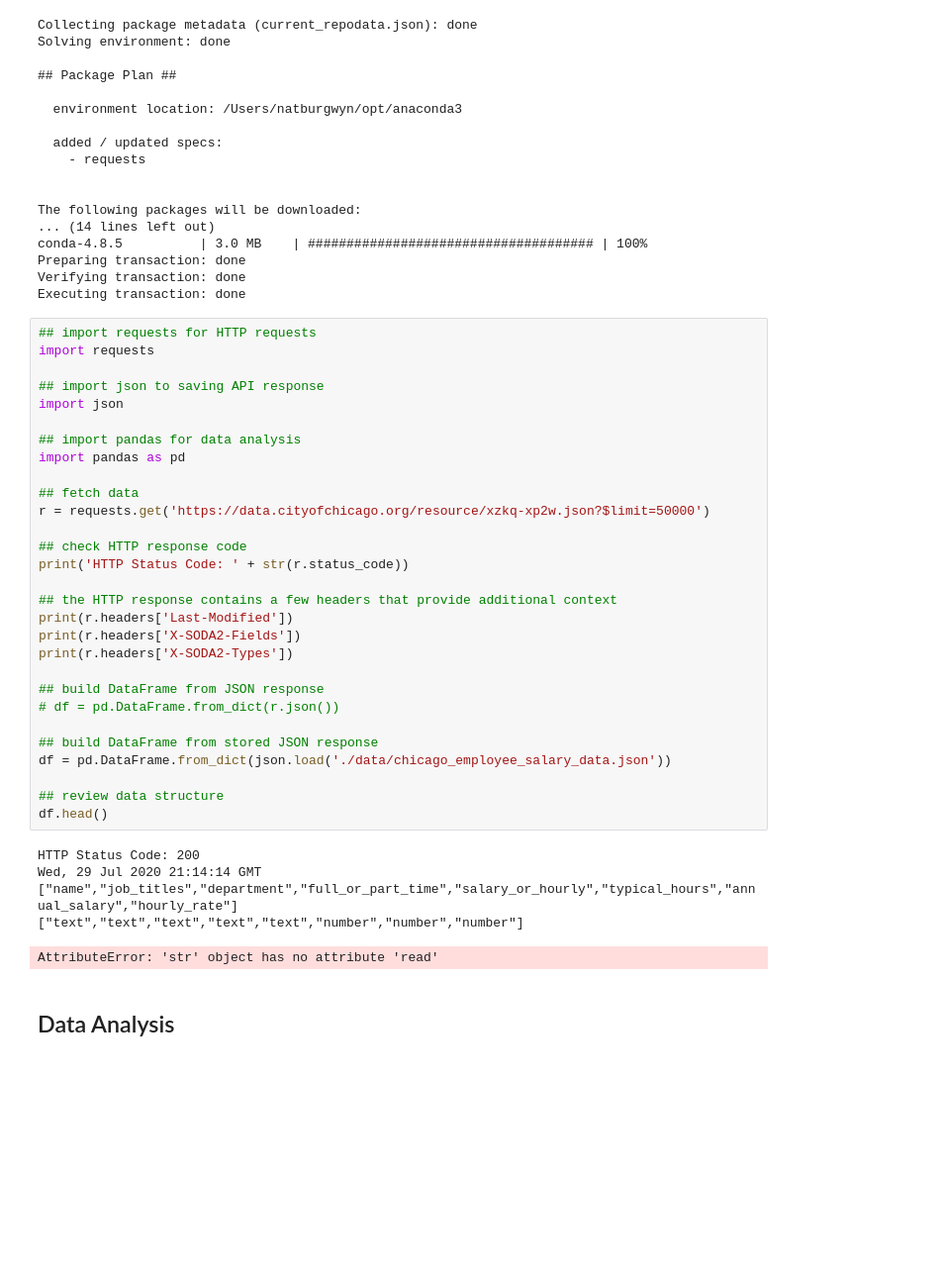
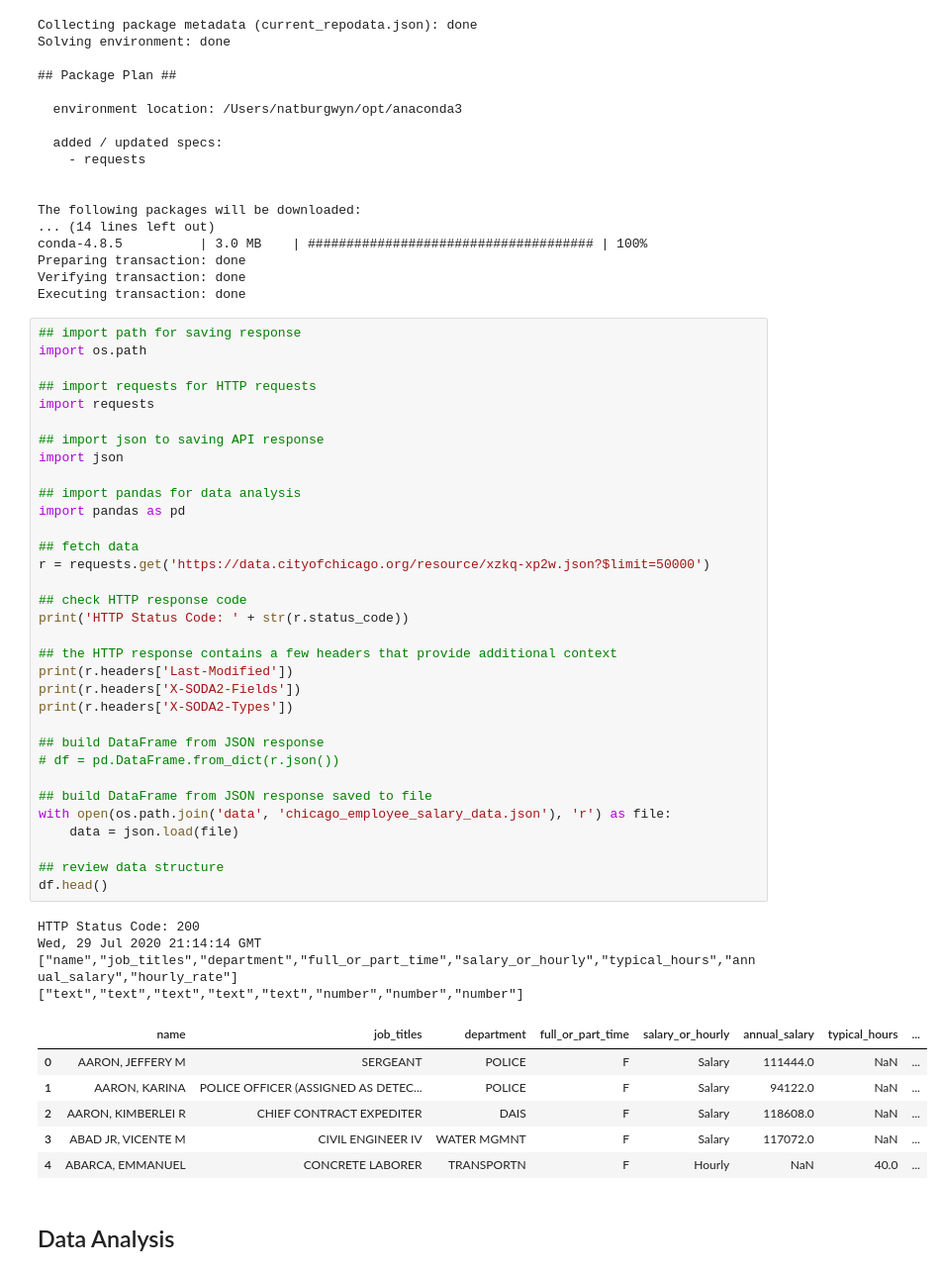
Before and after one commit to burgwyn/DATA601-HW2, a Jupyter notebook: HW2.ipynb, the cells around one changed output. Shown at 99% size. Drawn from its saved outputs; the diff is of its cells as text; blank space fills up the shorter version.

Commit message:
Update data load

```diff
--- a/HW2.ipynb
+++ b/HW2.ipynb
@@ -42,40 +42,49 @@ Preparing transaction: done
 Verifying transaction: done
 Executing transaction: done
 # %%
+## import path for saving response
+import os.path
+
 ## import requests for HTTP requests
 import requests
 
 ## import json to saving API response
 import json
 
 ## import pandas for data analysis
 import pandas as pd
 
 ## fetch data
 r = requests.get('https://data.cityofchicago.org/resource/xzkq-xp2w.json?$limit=50000')
 
 ## check HTTP response code
 print('HTTP Status Code: ' + str(r.status_code))
 
 ## the HTTP response contains a few headers that provide additional context
 print(r.headers['Last-Modified'])
 print(r.headers['X-SODA2-Fields'])
 print(r.headers['X-SODA2-Types'])
 
 ## build DataFrame from JSON response
 # df = pd.DataFrame.from_dict(r.json())
 
-## build DataFrame from stored JSON response
-df = pd.DataFrame.from_dict(json.load('./data/chicago_employee_salary_data.json'))
+## build DataFrame from JSON response saved to file
+with open(os.path.join('data', 'chicago_employee_salary_data.json'), 'r') as file:
+    data = json.load(file)
 
 ## review data structure
 df.head()
 # %% [output]
 HTTP Status Code: 200
 Wed, 29 Jul 2020 21:14:14 GMT
 ["name","job_titles","department","full_or_part_time","salary_or_hourly","typical_hours","annual_salary","hourly_rate"]
 ["text","text","text","text","text","number","number","number"]
-AttributeError: 'str' object has no attribute 'read'
+|  | name | job_titles | department | full_or_part_time | salary_or_hourly | annual_salary | typical_hours | ... |
+| 0 | AARON, JEFFERY M | SERGEANT | POLICE | F | Salary | 111444.0 | NaN | ... |
+| 1 | AARON, KARINA | POLICE OFFICER (ASSIGNED AS DETEC... | POLICE | F | Salary | 94122.0 | NaN | ... |
+| 2 | AARON, KIMBERLEI R | CHIEF CONTRACT EXPEDITER | DAIS | F | Salary | 118608.0 | NaN | ... |
+| 3 | ABAD JR, VICENTE M | CIVIL ENGINEER IV | WATER MGMNT | F | Salary | 117072.0 | NaN | ... |
+| 4 | ABARCA, EMMANUEL | CONCRETE LABORER | TRANSPORTN | F | Hourly | NaN | 40.0 | ... |
 # %% [markdown]
 ## Data Analysis
 # %%
```
